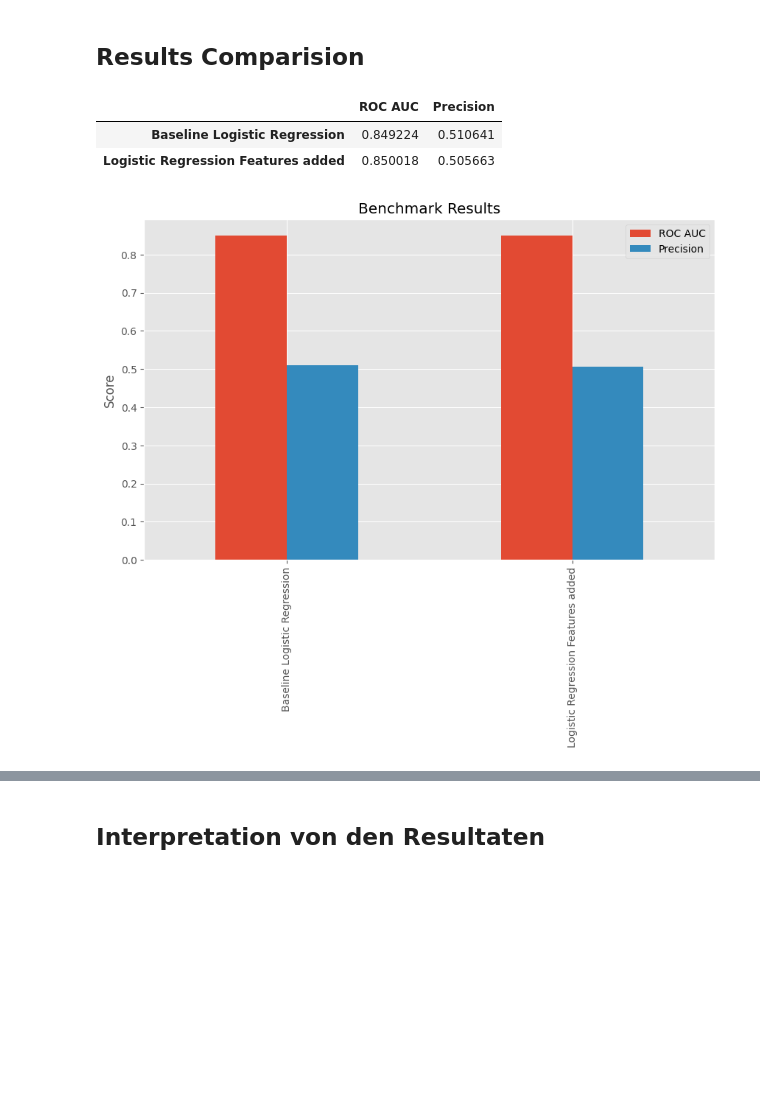
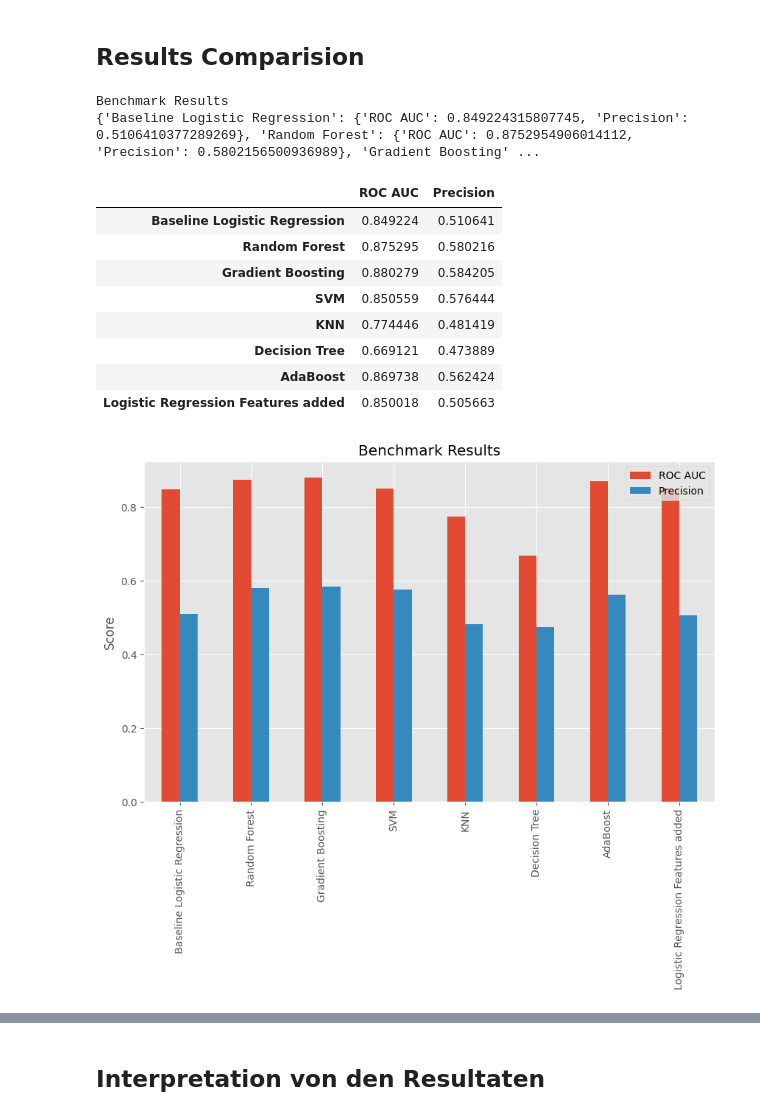
Before and after one commit to etiiiR/fhnw_aml, a Jupyter notebook: AML_MC.ipynb, the cells around one changed output, grey strips where cells are left out. Drawn from its saved outputs; the diff is of its cells as text; code cells hidden in the pictures; blank space fills up the shorter version.

```diff
--- a/AML_MC.ipynb
+++ b/AML_MC.ipynb
@@ -1606,6 +1615,7 @@ def clean_data(df):
         "disp_id",
         "client_id",
         "account_id",
+        "type_card",
         "card_id",
         "loan_id",
         "district_id_account",
@@ -1958,12 +2044,21 @@ Best parameters for Logistic Regression Features added: {'model__C': 0.01}
 # %%
 benchmark = MetricsBenchmarker()
 benchmark.add_evaluator(evaluator_baseline)
+benchmark.add_evaluator(evaluator_models)
 benchmark.add_evaluator(evaluator)
 benchmark.set_benchmark_results()
 benchmark.display_benchmark_results_table()
 benchmark.plot_benchmark_results_bar_chart()
 # %% [output]
+Benchmark Results
+{'Baseline Logistic Regression': {'ROC AUC': 0.849224315807745, 'Precision': 0.5106410377289269}, 'Random Forest': {'ROC AUC': 0.8752954906014112, 'Precision': 0.5802156500936989}, 'Gradient Boosting' ...
 |  | ROC AUC | Precision |
 | Baseline Logistic Regression | 0.849224 | 0.510641 |
+| Random Forest | 0.875295 | 0.580216 |
+| Gradient Boosting | 0.880279 | 0.584205 |
+| SVM | 0.850559 | 0.576444 |
+| KNN | 0.774446 | 0.481419 |
+| Decision Tree | 0.669121 | 0.473889 |
+| AdaBoost | 0.869738 | 0.562424 |
 | Logistic Regression Features added | 0.850018 | 0.505663 |
-[figure, old version]
+[figure, new version]
```
Also changed, not shown: parts of 15 cells of this notebook, 1 other file.
